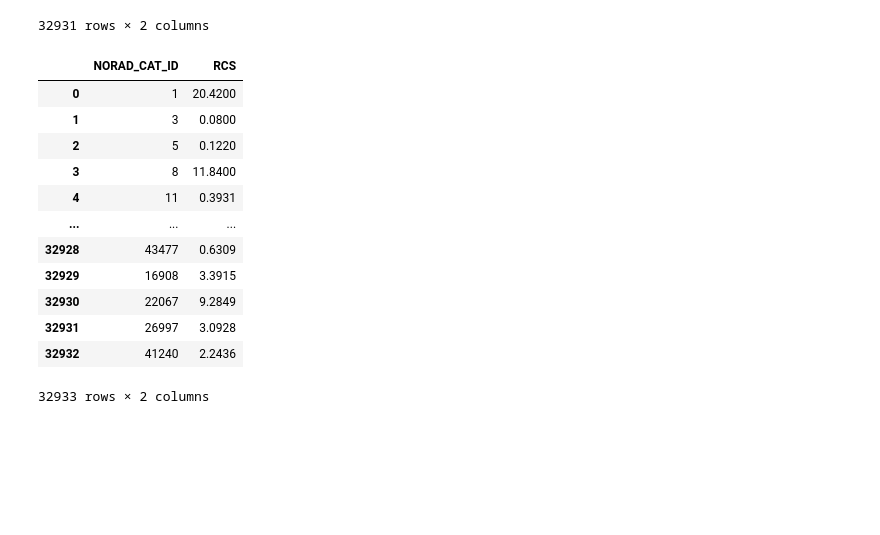
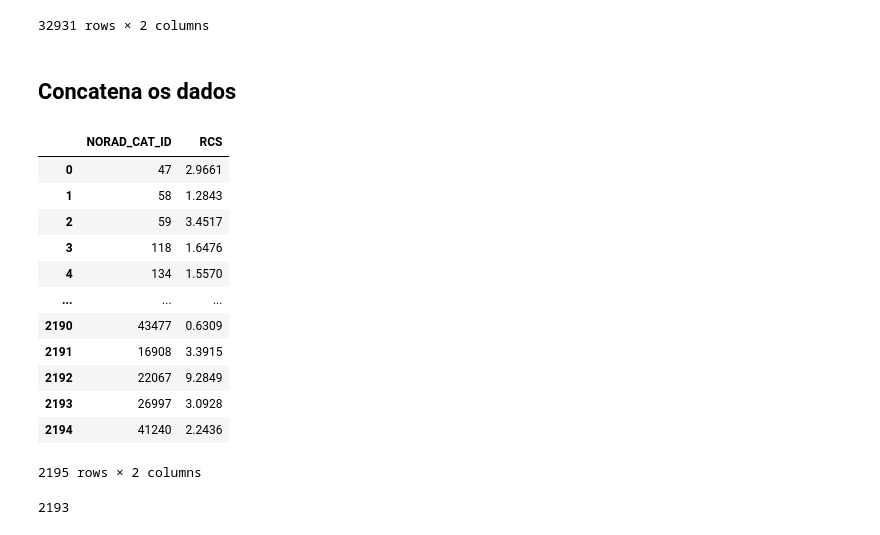
Before and after one commit to francisvalguedes/norad_rcs, a Jupyter notebook: norad_rcs.ipynb, the cells around one changed output. Drawn from its saved outputs; the diff is of its cells as text; code cells hidden in the pictures; blank space fills up the shorter version.

```diff
--- a/norad_rcs.ipynb
+++ b/norad_rcs.ipynb
@@ -121,20 +121,30 @@ df1
 | 32929 | 42680 | 0.0016 |
 | 32930 | 42681 | 10.4900 |
 32931 rows × 2 columns
+# %% [markdown]
+## Concatena os dados
+# %%
+df2 = pd.read_csv('add_rcs.csv')
+df2 = df2[['NORAD_CAT_ID', 'RCS']]
+
+df2
+# %% [output]
+|  | NORAD_CAT_ID | RCS |
+| 0 | 47 | 2.9661 |
+| 1 | 58 | 1.2843 |
+| 2 | 59 | 3.4517 |
+| 3 | 118 | 1.6476 |
+| 4 | 134 | 1.5570 |
+| ... | ... | ... |
+| 2190 | 43477 | 0.6309 |
+| 2191 | 16908 | 3.3915 |
+| 2192 | 22067 | 9.2849 |
+| 2193 | 26997 | 3.0928 |
+| 2194 | 41240 | 2.2436 |
+2195 rows × 2 columns
 # %%
-df2 = pd.read_csv('RCS.csv')
 df3 = pd.concat([df1, df2], ignore_index=True)
-# %% [output]
-|  | NORAD_CAT_ID | RCS |
-| 0 | 1 | 20.4200 |
-| 1 | 3 | 0.0800 |
-| 2 | 5 | 0.1220 |
-| 3 | 8 | 11.8400 |
-| 4 | 11 | 0.3931 |
-| ... | ... | ... |
-| 32928 | 43477 | 0.6309 |
-| 32929 | 16908 | 3.3915 |
-| 32930 | 22067 | 9.2849 |
-| 32931 | 26997 | 3.0928 |
-| 32932 | 41240 | 2.2436 |
-32933 rows × 2 columns
+# %%
+df3.NORAD_CAT_ID.duplicated().sum()
+# %% [output]
+2193
```
Also changed, not shown: parts of 3 cells of this notebook, 4 other files.
